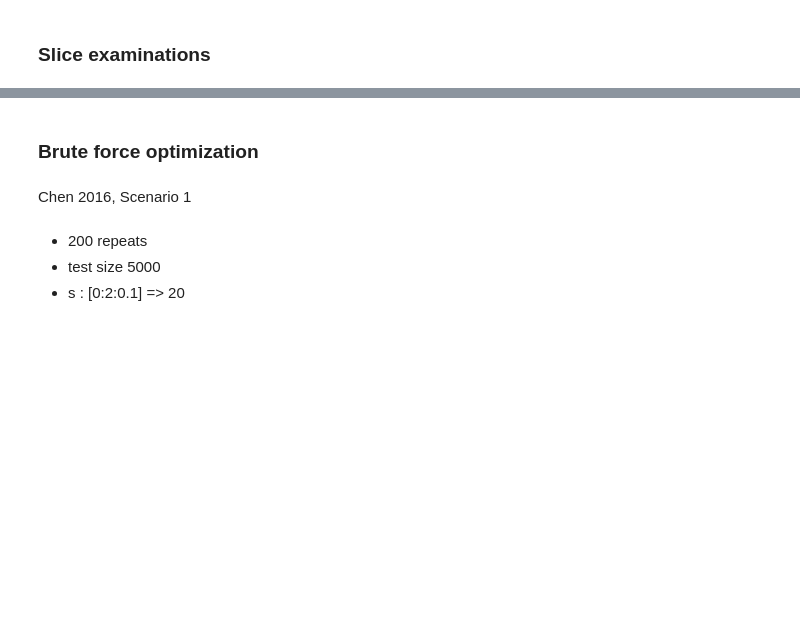
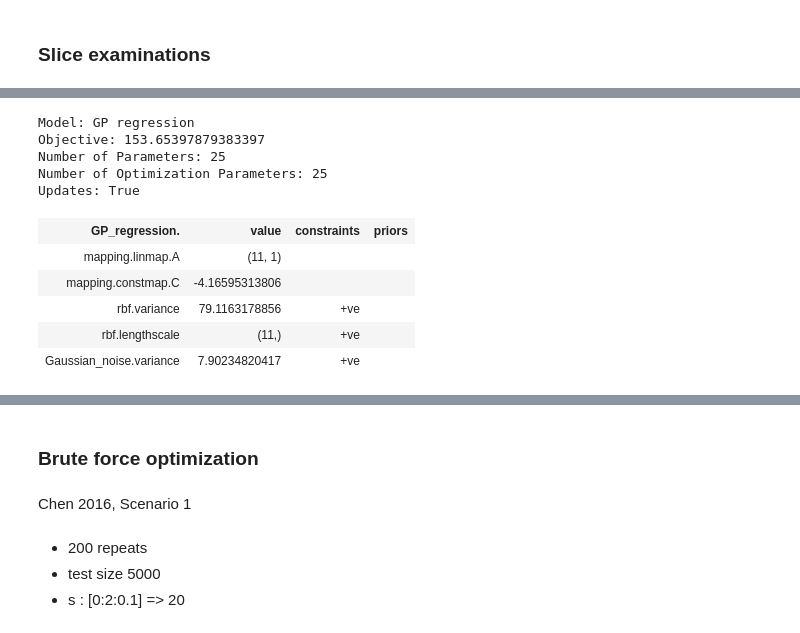
Before and after one commit to bestxolodec/DTR, a Jupyter notebook: py-notebooks/Copy-gpy.ipynb, the cells around one changed output, grey strips where cells are left out. Cells and saved outputs as stored; diff of their text form; code cells hidden in the pictures; blank space fills up the shorter version.

```diff
--- a/py-notebooks/Copy-gpy.ipynb
+++ b/py-notebooks/Copy-gpy.ipynb
@@ -170,0 +210,13 @@ array([ 7.70149791,  7.70397939,  7.7092659 ,  7.7092659 ,  7.71075373,
+# %%
+get_data = ro.globalenv['Scenario2Enriched']
+n_cov, n_train, n_test = 10,50, 500  # data gen
+s_factors = sp.stats.norm.ppf(np.arange(.5,1, .01)) # 50 factors evenly splitted
+granularity = 50
+seed_good, seed_bad = 17, 4
+def get_model(seed):
+    ko_train = get_data(n_train, n_cov, seed)
+    ko_test = get_data(n_test, n_cov, seed)
+    preds, values, m = fit_and_predict( ko_train, ko_test, granularity, s_factors, pred_value_general)
+    return values, m
+v_good,  m_good = get_model(seed_good)
+v_bad,  m_bad = get_model(seed_bad)
@@ -170,0 +231,14 @@ array([ 7.70149791,  7.70397939,  7.7092659 ,  7.7092659 ,  7.71075373,
+# %%
+m_good
+# %% [output]
+Model: GP regression
+Objective: 153.65397879383397
+Number of Parameters: 25
+Number of Optimization Parameters: 25
+Updates: True
+| GP_regression. | value | constraints | priors |
+| mapping.linmap.A | (11, 1) |  |  |
+| mapping.constmap.C | -4.16595313806 |  |  |
+| rbf.variance | 79.1163178856 | +ve |  |
+| rbf.lengthscale | (11,) | +ve |  |
+| Gaussian_noise.variance | 7.90234820417 | +ve |  |
```
Also changed, not shown: parts of 29 cells of this notebook, 5 other files.
